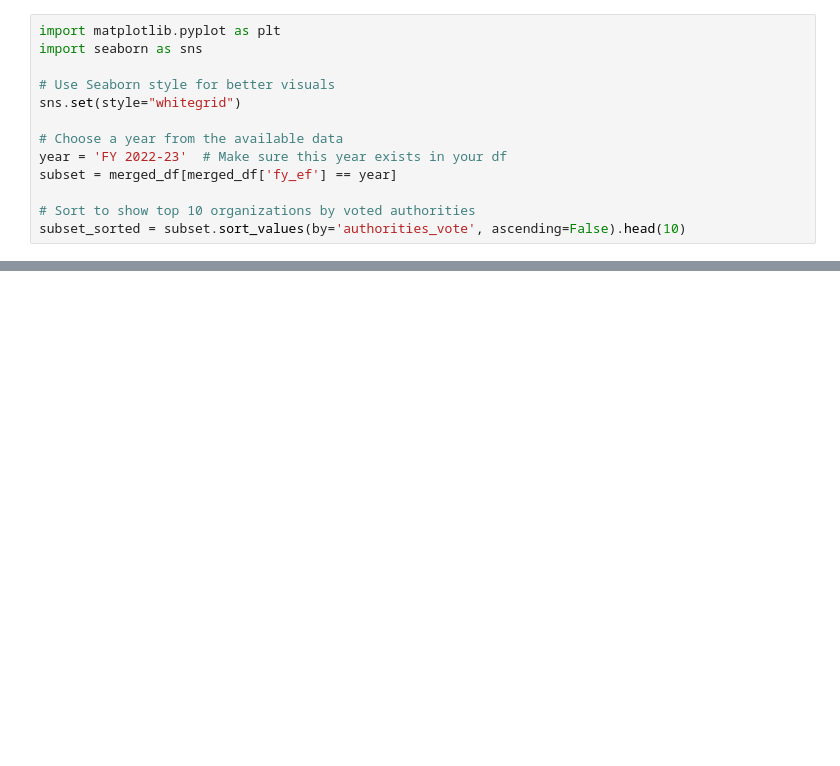
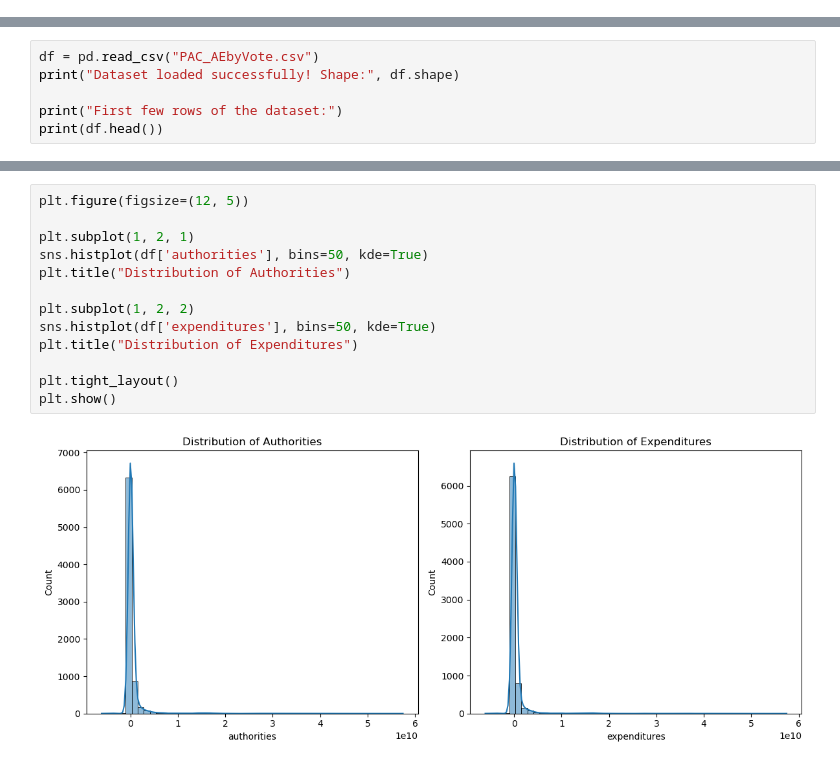
Before and after one commit to pkumarcode/Finalproject, a Jupyter notebook: Final_project_main.ipynb, the cells around one changed output, grey strips where cells are left out. Cells and saved outputs as stored; diff of their text form; blank space fills up the shorter version.

```diff
--- a/Final_project_main.ipynb
+++ b/Final_project_main.ipynb
@@ -1008,13 +0,0 @@ Data columns (total 10 columns):
-# %%
-import matplotlib.pyplot as plt
-import seaborn as sns
-
-# Use Seaborn style for better visuals
-sns.set(style="whitegrid")
-
-# Choose a year from the available data
-year = 'FY 2022-23'  # Make sure this year exists in your df
-subset = merged_df[merged_df['fy_ef'] == year]
-
-# Sort to show top 10 organizations by voted authorities
-subset_sorted = subset.sort_values(by='authorities_vote', ascending=False).head(10)
@@ -1105,0 +58,6 @@ plt.show()
+# %%
+df = pd.read_csv("PAC_AEbyVote.csv")
+print("Dataset loaded successfully! Shape:", df.shape)
+
+print("First few rows of the dataset:")
+print(df.head())
@@ -1105,0 +105,15 @@ plt.show()
+# %%
+plt.figure(figsize=(12, 5))
+
+plt.subplot(1, 2, 1)
+sns.histplot(df['authorities'], bins=50, kde=True)
+plt.title("Distribution of Authorities")
+
+plt.subplot(1, 2, 2)
+sns.histplot(df['expenditures'], bins=50, kde=True)
+plt.title("Distribution of Expenditures")
+
+plt.tight_layout()
+plt.show()
+# %% [output]
+[figure, added]
```
Also changed, not shown: parts of 117 cells of this notebook.
